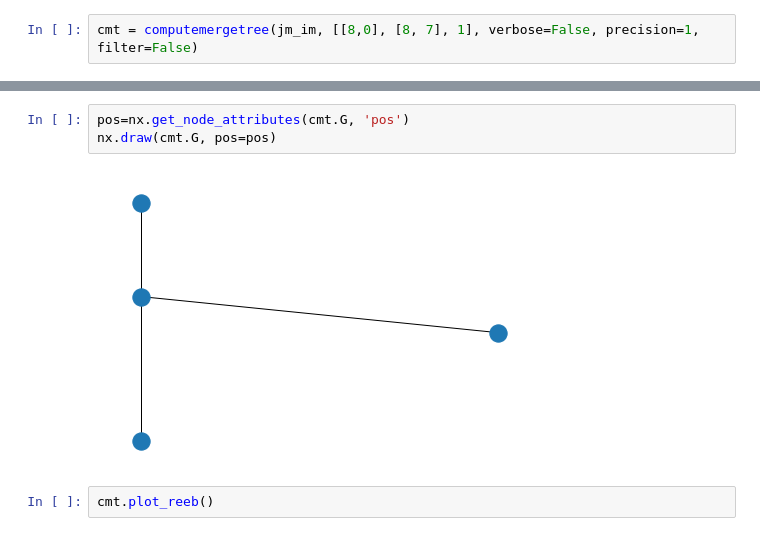
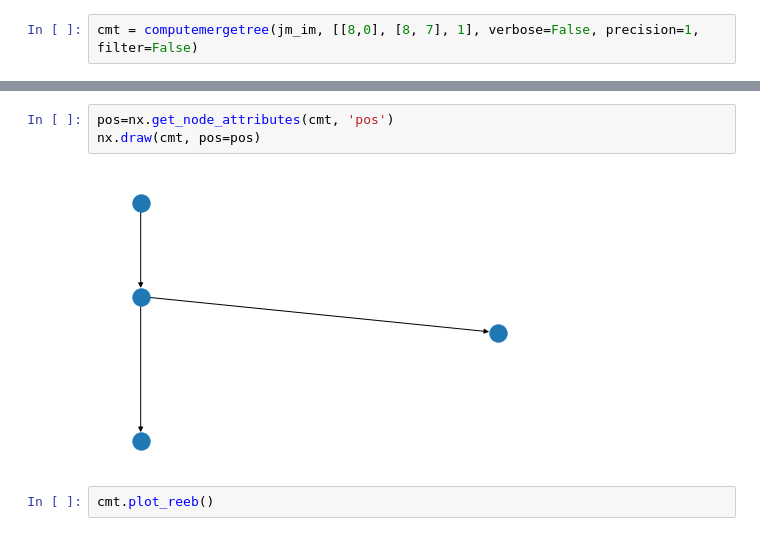
Before and after one commit to MunchLab/ceREEBerus, a Jupyter notebook: notebooks/reeb_plot.ipynb, the cells around one changed output, grey strips where cells are left out. Drawn from its saved outputs; the diff is of its cells as text.

```diff
--- a/notebooks/reeb_plot.ipynb
+++ b/notebooks/reeb_plot.ipynb
@@ -199,8 +304,8 @@ cmt = computemergetree(jm_im, [[8,0], [8, 7], 1], verbose=False, precision=1, fi
 # %%
-pos=nx.get_node_attributes(cmt.G, 'pos')
-nx.draw(cmt.G, pos=pos)
+pos=nx.get_node_attributes(cmt, 'pos')
+nx.draw(cmt, pos=pos)
 # %% [output]
-[figure, old version]
+[figure, new version]
 # %%
 cmt.plot_reeb()
 # %% [output]
```
Also changed, not shown: parts of 41 cells of this notebook, 24 other files.
